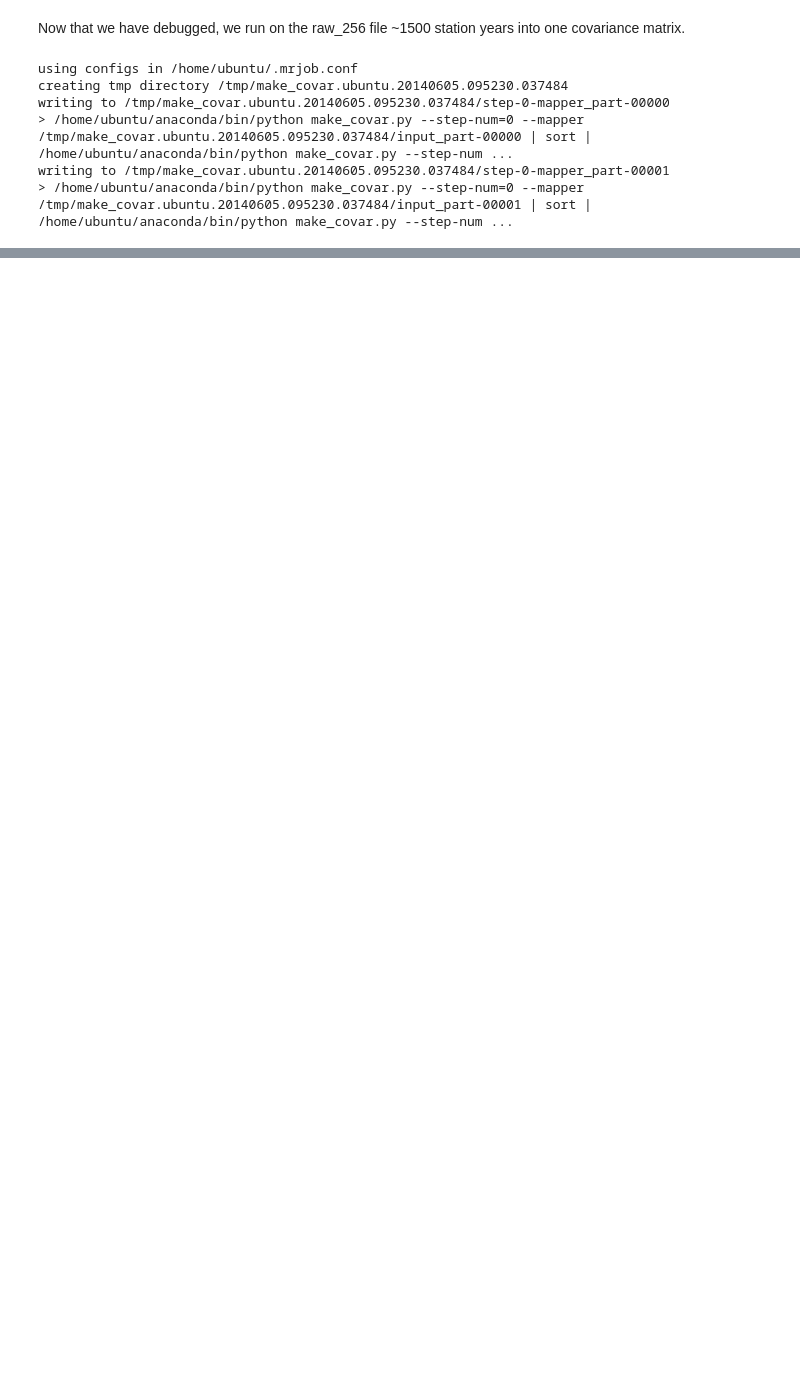
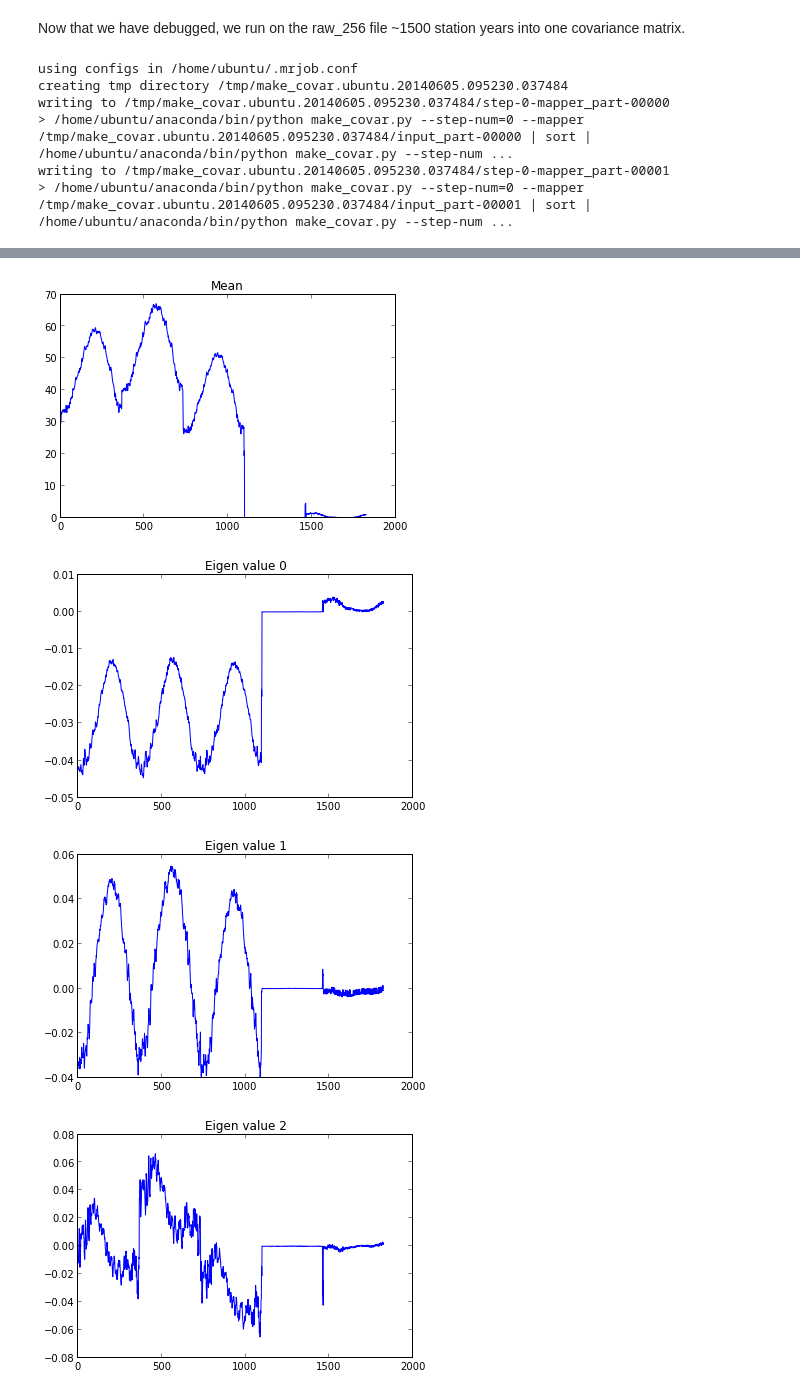
Before and after one commit to dlisuk/cse291_final_project, a Jupyter notebook: PCA_NCDC.ipynb, the cells around one changed output, grey strips where cells are left out. Saved outputs shown, nothing was run; the diff lists cells and outputs as text; code cells hidden in the pictures; blank space fills up the shorter version.

```diff
--- a/PCA_NCDC.ipynb
+++ b/PCA_NCDC.ipynb
@@ -359,0 +426,12 @@ Now onto the whole large file
+# %%
+plt.plot(vec.transpose()/n)
+plt.title("Mean")
+for i in range(10):
+    plt.figure()
+    plt.plot(U[:,i])
+    plt.title("Eigen value " + str(i))
+# %% [output]
+[figure, added]
+[figure, added]
+[figure, added]
+[figure, added]
```
Also changed, not shown: parts of 38 cells of this notebook.
